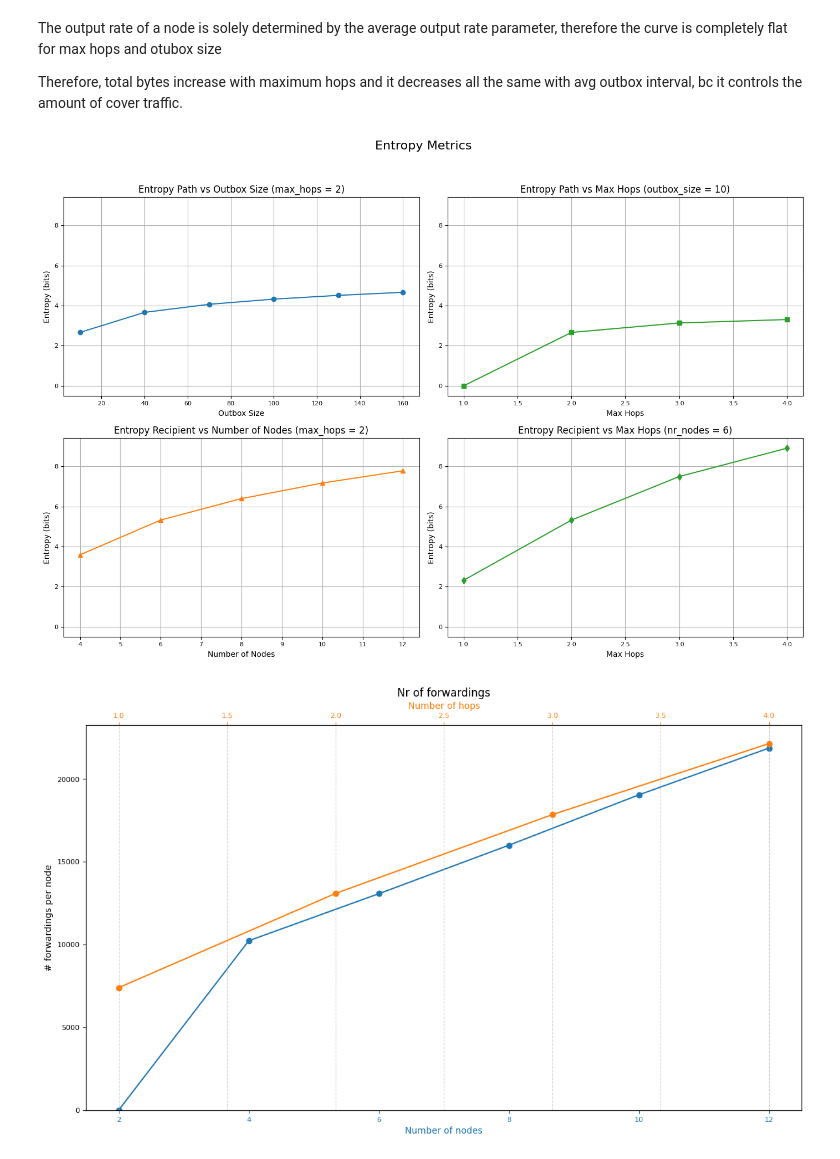
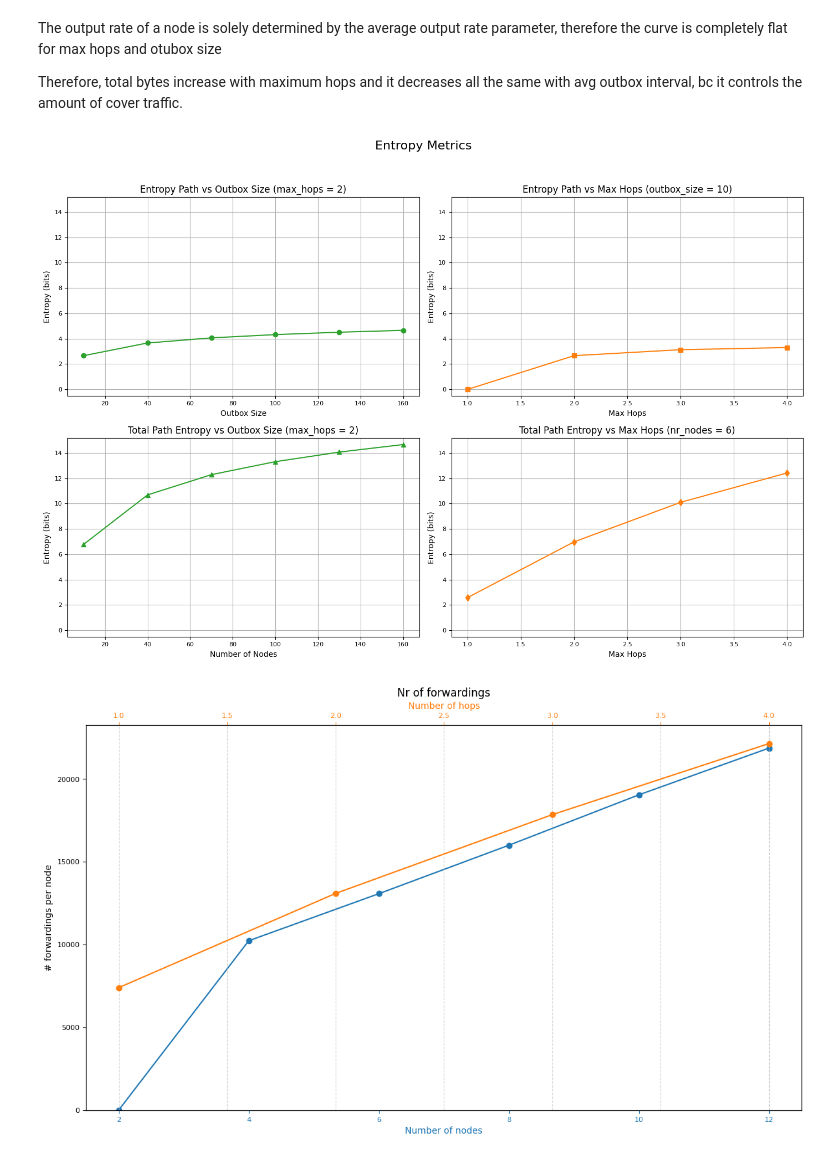
Before and after one commit to Altishofer/DFL_PeerBasedMixing, a Jupyter notebook: experiments/evaluation-plots.ipynb, the cells around one changed output. Saved outputs shown, nothing was run; the diff lists cells and outputs as text; code cells hidden in the pictures.

Commit message:
updated total entropy measure

```diff
--- a/experiments/evaluation-plots.ipynb
+++ b/experiments/evaluation-plots.ipynb
@@ -331,17 +331,8 @@ def entropy_in_out(outbox_size, max_hops):
     events = relayed_events + [terminated]
     return entropy(events)
 
-#tracking a fragment across 3 nodes, start node, in between node, end node
-# X = 1, fragment ends up at node 3, X = 0, fragment does not end up at end node
-def entropy_path(max_hops, outbox_size):
-    p_incoming_same_as_outgoing_in_2 = 1/outbox_size
-    p_frag_terminates_at_3 = 1/max_hops
-    p1 = p_incoming_same_as_outgoing_in_2 * p_frag_terminates_at_3
-    p0 = 1 - p1
-    return entropy([p0, p1])
-
 # X e nodes - start node
-# probability of tracking a fragment to its recipient
+# tracking a fragment to its recipient
 def entropy_recipient(max_hops, nr_nodes):
     n_events = 0
     for hops in range(1, max_hops+1):
@@ -350,12 +341,19 @@ def entropy_recipient(max_hops, nr_nodes):
     probs = [1/n_events] * n_events
     return entropy(probs)
 
+def total_path_entropy(outbox_size, max_hops):
+    n_events = 0
+    for hops in range(1, max_hops+1):
+        n_events += outbox_size**hops
+    probs = [1/n_events] * n_events
+    return entropy(probs)
+
 y_e_io_outbox   = [entropy_in_out(outbox, 2) for outbox in outbox_size]
 y_e_io_hops     = [entropy_in_out(10, hops) for hops in nr_hops]
-y_e_rec_hops    = [entropy_recipient(2, nodes) for nodes in nr_nodes[1:]]
-y_e_rec_nodes   = [entropy_recipient(hops, 6) for hops in nr_hops]
+y_e_total_hops    = [total_path_entropy(outbox, 2) for outbox in outbox_size]
+y_e_total_nodes   = [total_path_entropy(hops, 6) for hops in nr_hops]
 
-all_vals = y_e_io_outbox + y_e_io_hops + y_e_rec_hops + y_e_rec_nodes
+all_vals = y_e_io_outbox + y_e_io_hops + y_e_total_hops + y_e_total_nodes
 max_y = max(all_vals) + 0.5
 min_y = min(all_vals) - 0.5
 
@@ -363,44 +361,44 @@ fig, axs = plt.subplots(2, 2, figsize=(14, 10))
 axs = axs.flatten()  # makes indexing easier (axs[0] to axs[3])
 
 # Plot 1: entropy_path vs outbox_size (max_hops = 2)
-axs[0].plot(outbox_size, y_e_io_outbox, marker='o', color='tab:blue')
+axs[0].plot(outbox_size, y_e_io_outbox, marker='o', color='tab:green')
 axs[0].set_title("Entropy Path vs Outbox Size (max_hops = 2)")
 axs[0].set_xlabel("Outbox Size")
 axs[0].set_ylabel("Entropy (bits)")
 axs[0].grid(True)
 axs[0].set_ylim(min_y, max_y)
 
 # Plot 2: entropy_path vs max_hops (outbox_size = 10)
-axs[1].plot(nr_hops, y_e_io_hops, marker='s', color='tab:green')
+axs[1].plot(nr_hops, y_e_io_hops, marker='s', color='tab:orange')
 axs[1].set_title("Entropy Path vs Max Hops (outbox_size = 10)")
 axs[1].set_xlabel("Max Hops")
 axs[1].set_ylabel("Entropy (bits)")
 axs[1].grid(True)
 axs[1].set_ylim(min_y, max_y)
 
 # Plot 3: entropy_recipient vs nr_nodes (max_hops = 2)
-axs[2].plot(nr_nodes[1:], y_e_rec_hops, marker='^', color='tab:orange')
-axs[2].set_title("Entropy Recipient vs Number of Nodes (max_hops = 2)")
+axs[2].plot(outbox_size, y_e_total_hops, marker='^', color='tab:green')
+axs[2].set_title("Total Path Entropy vs Outbox Size (max_hops = 2)")
 axs[2].set_xlabel("Number of Nodes")
 axs[2].set_ylabel("Entropy (bits)")
 axs[2].grid(True)
 axs[2].set_ylim(min_y, max_y)
 
 # Plot 4: entropy_recipient vs max_hops (nr_nodes = 6)
-axs[3].plot(nr_hops, y_e_rec_nodes, marker='d', color='tab:green')
-axs[3].set_title("Entropy Recipient vs Max Hops (nr_nodes = 6)")
+axs[3].plot(nr_hops, y_e_total_nodes, marker='d', color='tab:orange')
+axs[3].set_title("Total Path Entropy vs Max Hops (outbox_size = 10)")
 axs[3].set_xlabel("Max Hops")
 axs[3].set_ylabel("Entropy (bits)")
 axs[3].grid(True)
 axs[3].set_ylim(min_y, max_y)
 
 # Adjust layout and save
 fig.suptitle("Entropy Metrics", fontsize=16)
 fig.tight_layout(rect=[0, 0.03, 1, 0.95])
 fig.savefig(join(figure_path, "entropy_combined_subplots.png"))
 plt.show()
 # %% [output]
-[figure, old version]
+[figure, new version]
 # %%
 def get_nr_forwardings(df):
     max_mean = df[df["field"] == "forwarded"].groupby("node")['value'].max().mean()
```
Also changed, not shown: parts of 2 cells of this notebook.
